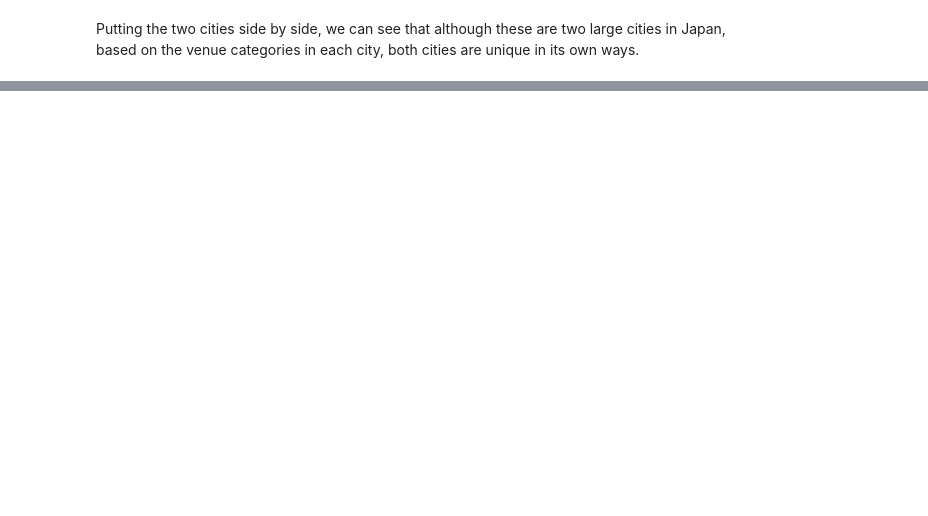
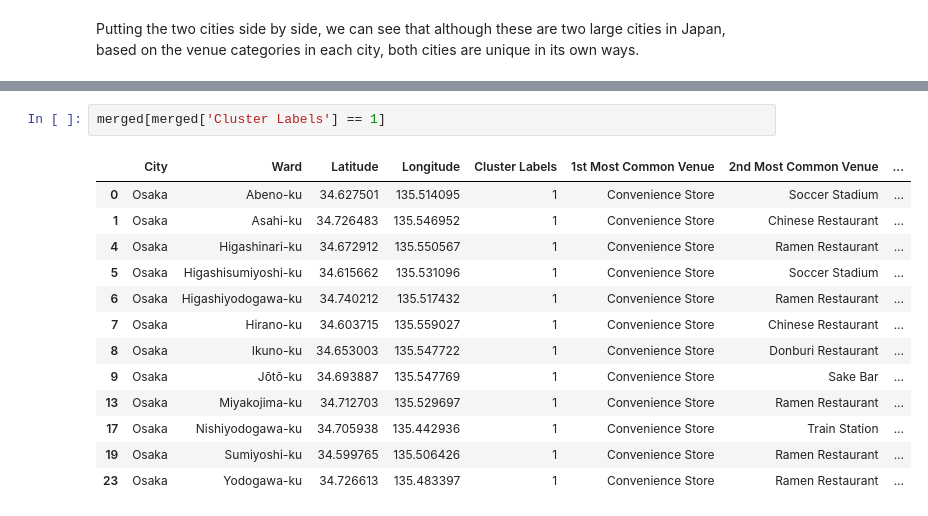
Before and after one commit to dsychin/Coursera_Capstone, a Jupyter notebook: Tokyo_vs_Osaka.ipynb, the cells around one changed output, grey strips where cells are left out. Saved outputs shown, nothing was run; the diff lists cells and outputs as text; blank space fills up the shorter version.

```diff
--- a/Tokyo_vs_Osaka.ipynb
+++ b/Tokyo_vs_Osaka.ipynb
@@ -469,0 +484,16 @@ Putting the two cities side by side, we can see that although these are two larg
+# %%
+merged[merged['Cluster Labels'] == 1]
+# %% [output]
+|  | City | Ward | Latitude | Longitude | Cluster Labels | 1st Most Common Venue | 2nd Most Common Venue | ... |
+| 0 | Osaka | Abeno-ku | 34.627501 | 135.514095 | 1 | Convenience Store | Soccer Stadium | ... |
+| 1 | Osaka | Asahi-ku | 34.726483 | 135.546952 | 1 | Convenience Store | Chinese Restaurant | ... |
+| 4 | Osaka | Higashinari-ku | 34.672912 | 135.550567 | 1 | Convenience Store | Ramen Restaurant | ... |
+| 5 | Osaka | Higashisumiyoshi-ku | 34.615662 | 135.531096 | 1 | Convenience Store | Soccer Stadium | ... |
+| 6 | Osaka | Higashiyodogawa-ku | 34.740212 | 135.517432 | 1 | Convenience Store | Ramen Restaurant | ... |
+| 7 | Osaka | Hirano-ku | 34.603715 | 135.559027 | 1 | Convenience Store | Chinese Restaurant | ... |
+| 8 | Osaka | Ikuno-ku | 34.653003 | 135.547722 | 1 | Convenience Store | Donburi Restaurant | ... |
+| 9 | Osaka | Jōtō-ku | 34.693887 | 135.547769 | 1 | Convenience Store | Sake Bar | ... |
+| 13 | Osaka | Miyakojima-ku | 34.712703 | 135.529697 | 1 | Convenience Store | Ramen Restaurant | ... |
+| 17 | Osaka | Nishiyodogawa-ku | 34.705938 | 135.442936 | 1 | Convenience Store | Train Station | ... |
+| 19 | Osaka | Sumiyoshi-ku | 34.599765 | 135.506426 | 1 | Convenience Store | Ramen Restaurant | ... |
+| 23 | Osaka | Yodogawa-ku | 34.726613 | 135.483397 | 1 | Convenience Store | Ramen Restaurant | ... |
```
Also changed, not shown: parts of 7 cells of this notebook.
